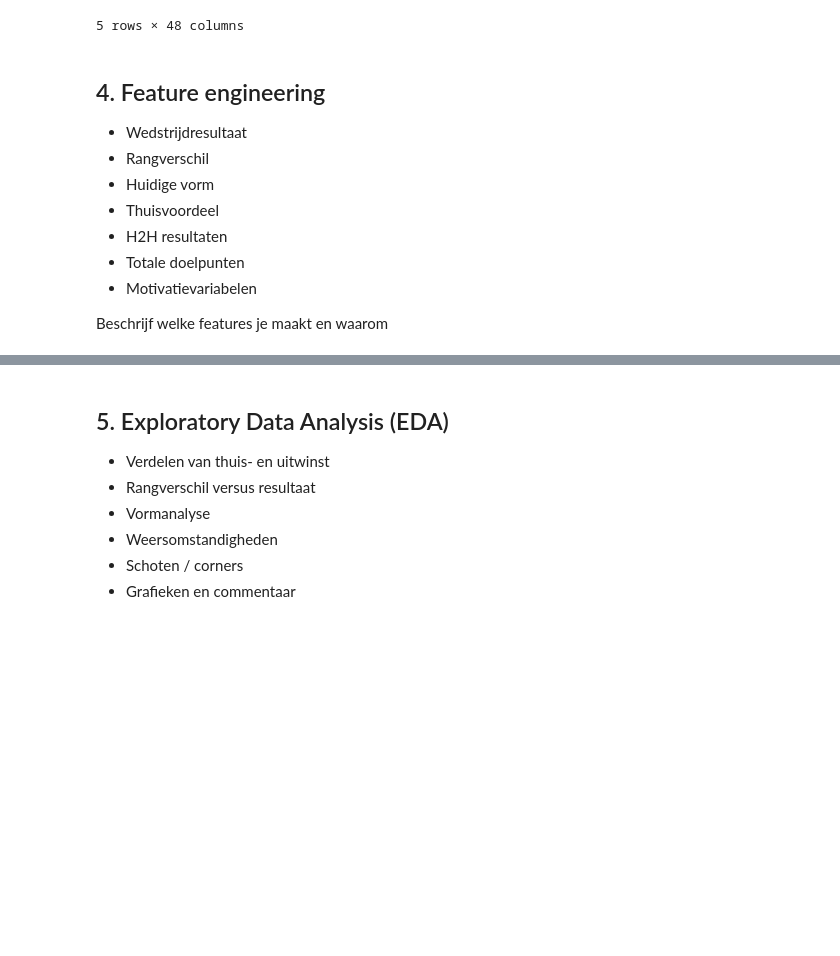
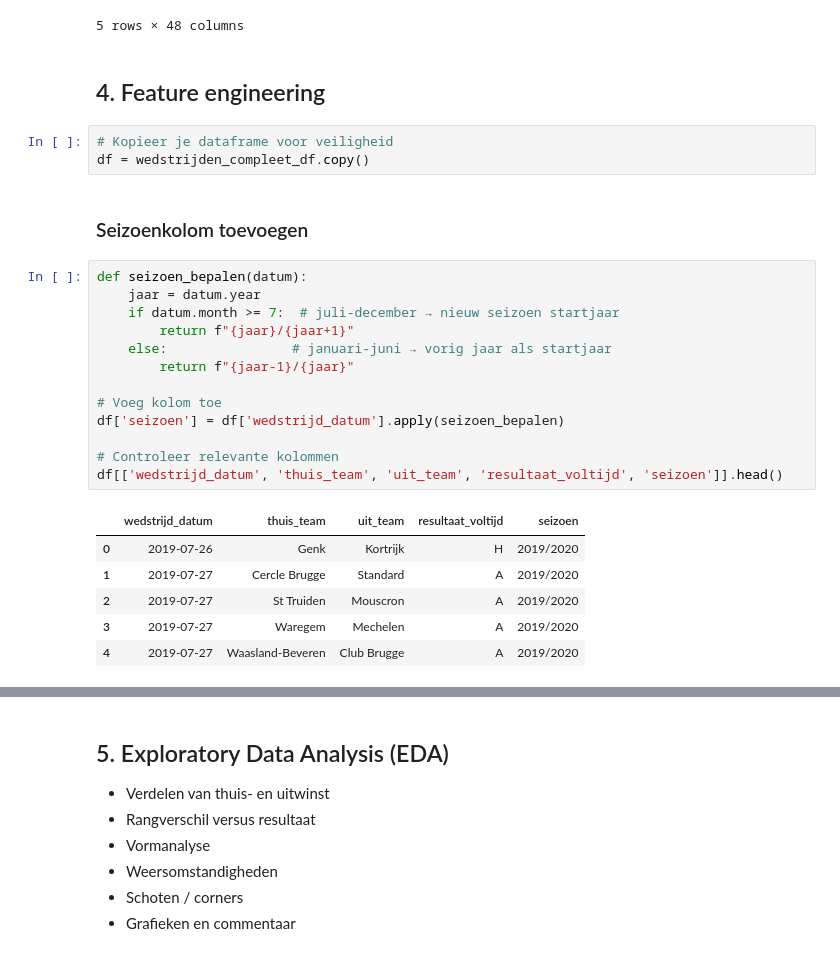
Before and after one commit to Torbendes/Bachelorproef, a Jupyter notebook: code/analyse/jpl_analyse.ipynb, the cells around one changed output, grey strips where cells are left out. Cells and saved outputs as stored; diff of their text form; blank space fills up the shorter version.

```diff
--- a/code/analyse/jpl_analyse.ipynb
+++ b/code/analyse/jpl_analyse.ipynb
@@ -347,13 +349,28 @@ memory usage: 2.1 KB
 5 rows × 48 columns
 # %% [markdown]
 ## 4. Feature engineering
-
-- Wedstrijdresultaat
-- Rangverschil
-- Huidige vorm
-- Thuisvoordeel
-- H2H resultaten
-- Totale doelpunten
-- Motivatievariabelen
-
-Beschrijf welke features je maakt en waarom
+# %%
+# Kopieer je dataframe voor veiligheid
+df = wedstrijden_compleet_df.copy()
+# %% [markdown]
+### Seizoenkolom toevoegen
+# %%
+def seizoen_bepalen(datum):
+    jaar = datum.year
+    if datum.month >= 7:  # juli-december → nieuw seizoen startjaar
+        return f"{jaar}/{jaar+1}"
+    else:                # januari-juni → vorig jaar als startjaar
+        return f"{jaar-1}/{jaar}"
+
+# Voeg kolom toe
+df['seizoen'] = df['wedstrijd_datum'].apply(seizoen_bepalen)
+
+# Controleer relevante kolommen
+df[['wedstrijd_datum', 'thuis_team', 'uit_team', 'resultaat_voltijd', 'seizoen']].head()
+# %% [output]
+|  | wedstrijd_datum | thuis_team | uit_team | resultaat_voltijd | seizoen |
+| 0 | 2019-07-26 | Genk | Kortrijk | H | 2019/2020 |
+| 1 | 2019-07-27 | Cercle Brugge | Standard | A | 2019/2020 |
+| 2 | 2019-07-27 | St Truiden | Mouscron | A | 2019/2020 |
+| 3 | 2019-07-27 | Waregem | Mechelen | A | 2019/2020 |
+| 4 | 2019-07-27 | Waasland-Beveren | Club Brugge | A | 2019/2020 |
```
Also changed, not shown: parts of 8 cells of this notebook.
